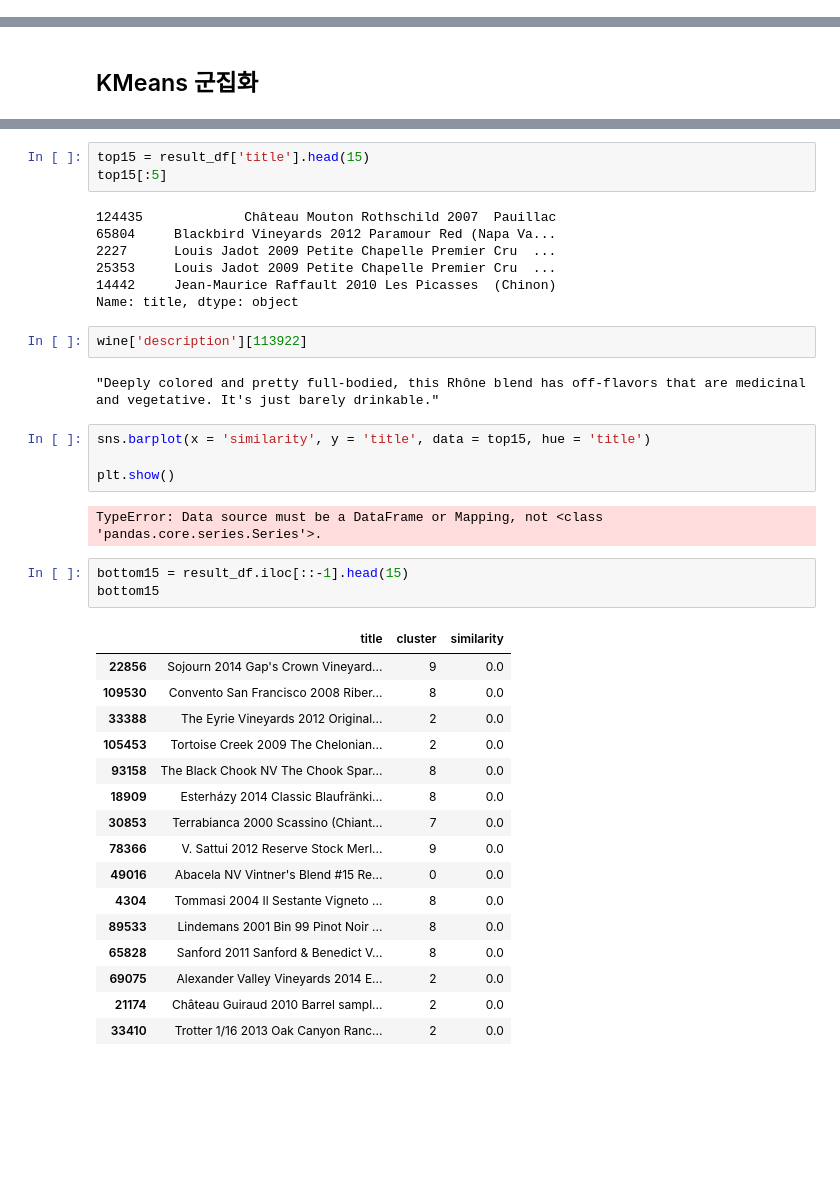
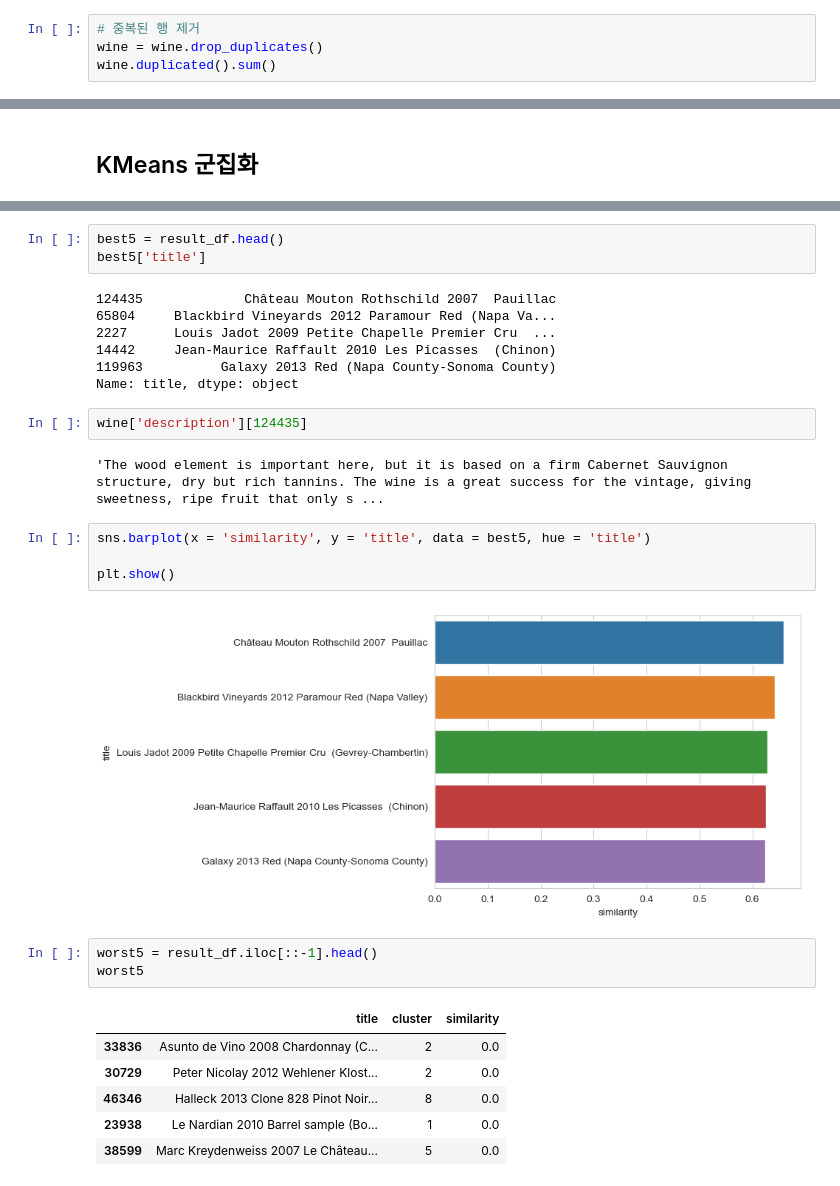
Before and after one commit to yejinlee99/DA36_mini2_Dionysus, a Jupyter notebook: wine_beginner.ipynb, the cells around one changed output, grey strips where cells are left out. Saved outputs shown, nothing was run; the diff lists cells and outputs as text; blank space fills up the shorter version.

Commit message:
Update: wine 데이터에서 중복된 행 발견후 제거완료

```diff
--- a/wine_beginner.ipynb
+++ b/wine_beginner.ipynb
@@ -99,0 +106,4 @@ memory usage: 11.9+ MB
+# %%
+# 중복된 행 제거
+wine = wine.drop_duplicates()
+wine.duplicated().sum()
@@ -642,40 +679,30 @@ result_df['similarity'] = review_sim[review_sorted_index]
 # %%
-top15 = result_df['title'].head(15)
-top15[:5]
+best5 = result_df.head()
+best5['title']
 # %% [output]
 124435             Château Mouton Rothschild 2007  Pauillac
 65804     Blackbird Vineyards 2012 Paramour Red (Napa Va...
 2227      Louis Jadot 2009 Petite Chapelle Premier Cru  ...
-25353     Louis Jadot 2009 Petite Chapelle Premier Cru  ...
 14442     Jean-Maurice Raffault 2010 Les Picasses  (Chinon)
+119963          Galaxy 2013 Red (Napa County-Sonoma County)
 Name: title, dtype: object
 # %%
-wine['description'][113922]
+wine['description'][124435]
 # %% [output]
-"Deeply colored and pretty full-bodied, this Rhône blend has off-flavors that are medicinal and vegetative. It's just barely drinkable."
+'The wood element is important here, but it is based on a firm Cabernet Sauvignon structure, dry but rich tannins. The wine is a great success for the vintage, giving sweetness, ripe fruit that only s ...
 # %%
-sns.barplot(x = 'similarity', y = 'title', data = top15, hue = 'title')
+sns.barplot(x = 'similarity', y = 'title', data = best5, hue = 'title')
 
 plt.show()
 # %% [output]
-TypeError: Data source must be a DataFrame or Mapping, not <class 'pandas.core.series.Series'>.
+[figure, added]
 # %%
-bottom15 = result_df.iloc[::-1].head(15)
-bottom15
+worst5 = result_df.iloc[::-1].head()
+worst5
 # %% [output]
 |  | title | cluster | similarity |
-| 22856 | Sojourn 2014 Gap's Crown Vineyard... | 9 | 0.0 |
-| 109530 | Convento San Francisco 2008 Riber... | 8 | 0.0 |
-| 33388 | The Eyrie Vineyards 2012 Original... | 2 | 0.0 |
-| 105453 | Tortoise Creek 2009 The Chelonian... | 2 | 0.0 |
-| 93158 | The Black Chook NV The Chook Spar... | 8 | 0.0 |
-| 18909 | Esterházy 2014 Classic Blaufränki... | 8 | 0.0 |
-| 30853 | Terrabianca 2000 Scassino (Chiant... | 7 | 0.0 |
-| 78366 | V. Sattui 2012 Reserve Stock Merl... | 9 | 0.0 |
-| 49016 | Abacela NV Vintner's Blend #15 Re... | 0 | 0.0 |
-| 4304 | Tommasi 2004 Il Sestante Vigneto ... | 8 | 0.0 |
-| 89533 | Lindemans 2001 Bin 99 Pinot Noir ... | 8 | 0.0 |
-| 65828 | Sanford 2011 Sanford & Benedict V... | 8 | 0.0 |
-| 69075 | Alexander Valley Vineyards 2014 E... | 2 | 0.0 |
-| 21174 | Château Guiraud 2010 Barrel sampl... | 2 | 0.0 |
-| 33410 | Trotter 1/16 2013 Oak Canyon Ranc... | 2 | 0.0 |
+| 33836 | Asunto de Vino 2008 Chardonnay (C... | 2 | 0.0 |
+| 30729 | Peter Nicolay 2012 Wehlener Klost... | 2 | 0.0 |
+| 46346 | Halleck 2013 Clone 828 Pinot Noir... | 8 | 0.0 |
+| 23938 | Le Nardian 2010 Barrel sample (Bo... | 1 | 0.0 |
+| 38599 | Marc Kreydenweiss 2007 Le Château... | 5 | 0.0 |
```
Also changed, not shown: parts of 13 cells of this notebook, 1 other file.
